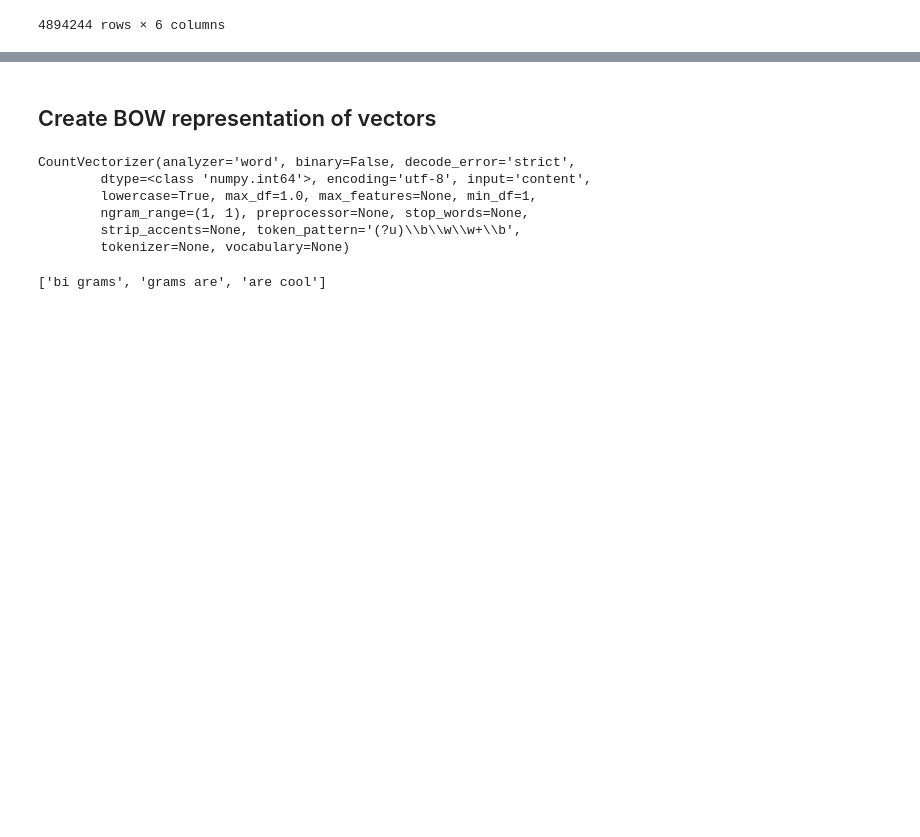
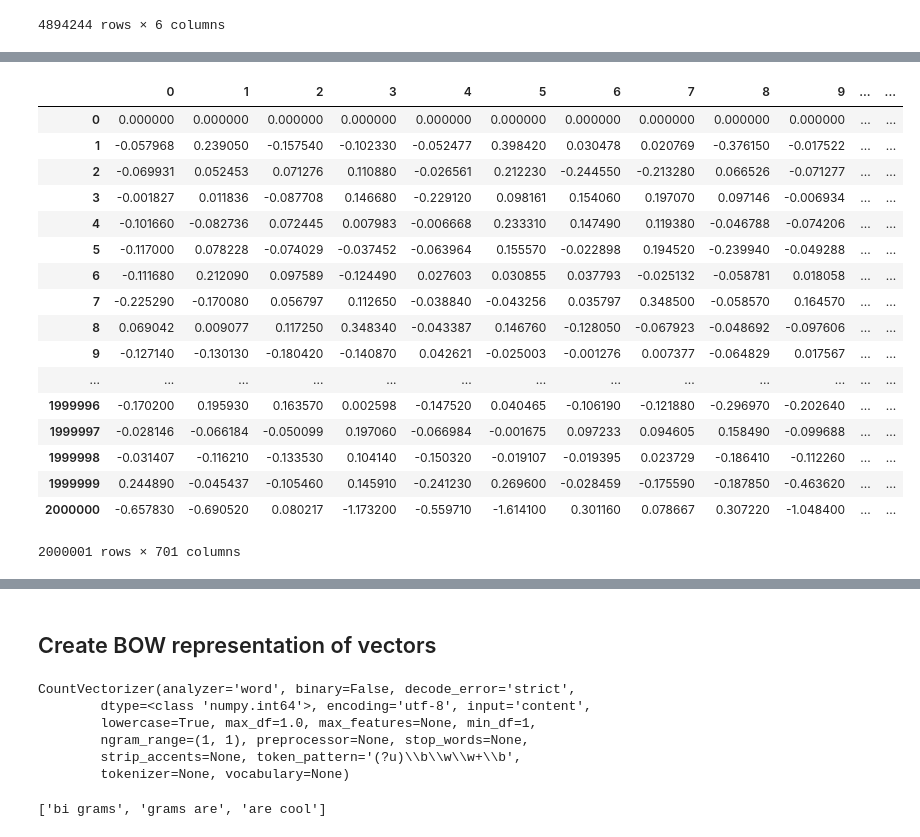
Before and after one commit to DrosoNeuro/Semester_Project, a Jupyter notebook: Analysis_ProcessedTweets/Analysis_ProcessedTweets.ipynb, the cells around one changed output, grey strips where cells are left out. Cells and saved outputs as stored; diff of their text form; code cells hidden in the pictures; blank space fills up the shorter version.

```diff
--- a/Analysis_ProcessedTweets/Analysis_ProcessedTweets.ipynb
+++ b/Analysis_ProcessedTweets/Analysis_ProcessedTweets.ipynb
@@ -347,0 +460,3 @@ tw["tokenised"] = dtw_tokens.compute()
+# %%
+read_file = "tw_8mio_sentences_vectorised.txt"
+vec_sent = pd.read_csv(read_file, sep=" ", header=None, nrows = 2000001)
@@ -347,0 +484,22 @@ tw["tokenised"] = dtw_tokens.compute()
+# %%
+vec_sent.to_pickle("vec_sent_2m.pkl")
+vec_sent
+# %% [output]
+|  | 0 | 1 | 2 | 3 | 4 | 5 | 6 | 7 | 8 | 9 | ... | ... |
+| 0 | 0.000000 | 0.000000 | 0.000000 | 0.000000 | 0.000000 | 0.000000 | 0.000000 | 0.000000 | 0.000000 | 0.000000 | ... | ... |
+| 1 | -0.057968 | 0.239050 | -0.157540 | -0.102330 | -0.052477 | 0.398420 | 0.030478 | 0.020769 | -0.376150 | -0.017522 | ... | ... |
+| 2 | -0.069931 | 0.052453 | 0.071276 | 0.110880 | -0.026561 | 0.212230 | -0.244550 | -0.213280 | 0.066526 | -0.071277 | ... | ... |
+| 3 | -0.001827 | 0.011836 | -0.087708 | 0.146680 | -0.229120 | 0.098161 | 0.154060 | 0.197070 | 0.097146 | -0.006934 | ... | ... |
+| 4 | -0.101660 | -0.082736 | 0.072445 | 0.007983 | -0.006668 | 0.233310 | 0.147490 | 0.119380 | -0.046788 | -0.074206 | ... | ... |
+| 5 | -0.117000 | 0.078228 | -0.074029 | -0.037452 | -0.063964 | 0.155570 | -0.022898 | 0.194520 | -0.239940 | -0.049288 | ... | ... |
+| 6 | -0.111680 | 0.212090 | 0.097589 | -0.124490 | 0.027603 | 0.030855 | 0.037793 | -0.025132 | -0.058781 | 0.018058 | ... | ... |
+| 7 | -0.225290 | -0.170080 | 0.056797 | 0.112650 | -0.038840 | -0.043256 | 0.035797 | 0.348500 | -0.058570 | 0.164570 | ... | ... |
+| 8 | 0.069042 | 0.009077 | 0.117250 | 0.348340 | -0.043387 | 0.146760 | -0.128050 | -0.067923 | -0.048692 | -0.097606 | ... | ... |
+| 9 | -0.127140 | -0.130130 | -0.180420 | -0.140870 | 0.042621 | -0.025003 | -0.001276 | 0.007377 | -0.064829 | 0.017567 | ... | ... |
+| ... | ... | ... | ... | ... | ... | ... | ... | ... | ... | ... | ... | ... |
+| 1999996 | -0.170200 | 0.195930 | 0.163570 | 0.002598 | -0.147520 | 0.040465 | -0.106190 | -0.121880 | -0.296970 | -0.202640 | ... | ... |
+| 1999997 | -0.028146 | -0.066184 | -0.050099 | 0.197060 | -0.066984 | -0.001675 | 0.097233 | 0.094605 | 0.158490 | -0.099688 | ... | ... |
+| 1999998 | -0.031407 | -0.116210 | -0.133530 | 0.104140 | -0.150320 | -0.019107 | -0.019395 | 0.023729 | -0.186410 | -0.112260 | ... | ... |
+| 1999999 | 0.244890 | -0.045437 | -0.105460 | 0.145910 | -0.241230 | 0.269600 | -0.028459 | -0.175590 | -0.187850 | -0.463620 | ... | ... |
+| 2000000 | -0.657830 | -0.690520 | 0.080217 | -1.173200 | -0.559710 | -1.614100 | 0.301160 | 0.078667 | 0.307220 | -1.048400 | ... | ... |
+2000001 rows × 701 columns
```
Also changed, not shown: parts of 143 cells of this notebook, 12 other files.
